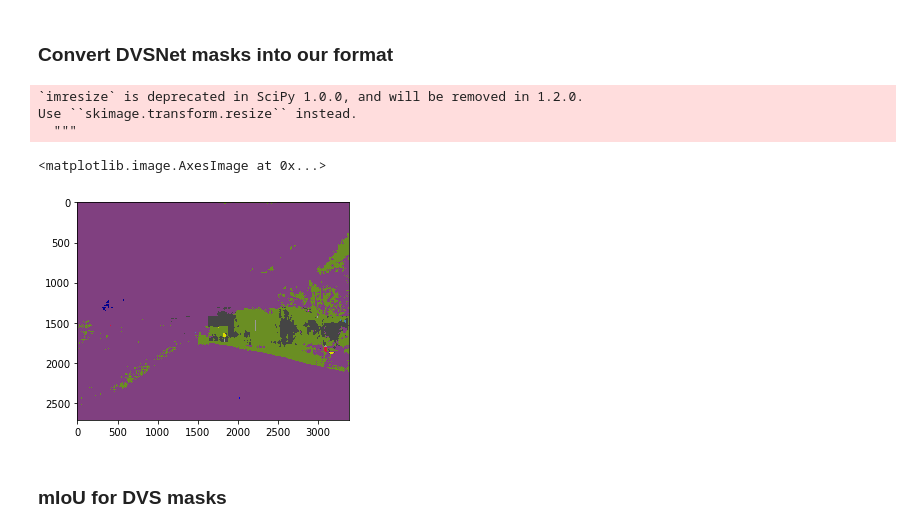
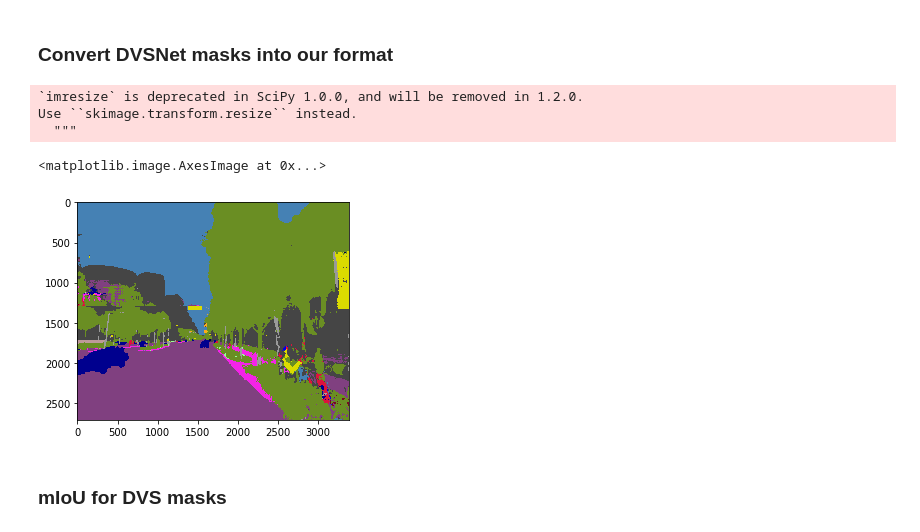
Before and after one commit to stevenzchen/Mask_RCNN, a Jupyter notebook: mrcnn/mIoU.ipynb, the cells around one changed output. Cells and saved outputs as stored; diff of their text form; code cells hidden in the pictures.

```diff
--- a/mrcnn/mIoU.ipynb
+++ b/mrcnn/mIoU.ipynb
@@ -107,7 +107,7 @@ def get_mask(label_im):
 # %% [markdown]
 ### Read the train video list and get the appropriate images and ground truth masks
 # %%
-video = 'road03_cam_6_video_9'
+video = 'road03_cam_6_video_17'
 
 DVS_folder = '/home/stevenzc/train/' + video + '/'
 video_list = '/home/stevenzc/cvpr-2018-autonomous-driving/train_video_list/' + video + '_image_list_train.txt'
@@ -207,16 +207,16 @@ dvs_to_ours = {
 # %%
 from scipy.misc import imresize
 
-DVS_sample = DVS_folder + 'mask190.png'
+DVS_sample = DVS_folder + 'mask500.png'
 img = skimage.io.imread(DVS_sample)
 resized = imresize(img, (2710, 3384), interp='nearest')
 plt.imshow(resized)
 # %% [output]
 `imresize` is deprecated in SciPy 1.0.0, and will be removed in 1.2.0.
 Use ``skimage.transform.resize`` instead.
   """
 <matplotlib.image.AxesImage at 0x...>
-[figure, old version]
+[figure, new version]
 # %%
 def dvs_mask_convert(dvs_mask):
     """Convert a DVS color mask into a WAD integer mask with our indices."""
```
Also changed, not shown: parts of 12 cells of this notebook, 3 other files.
